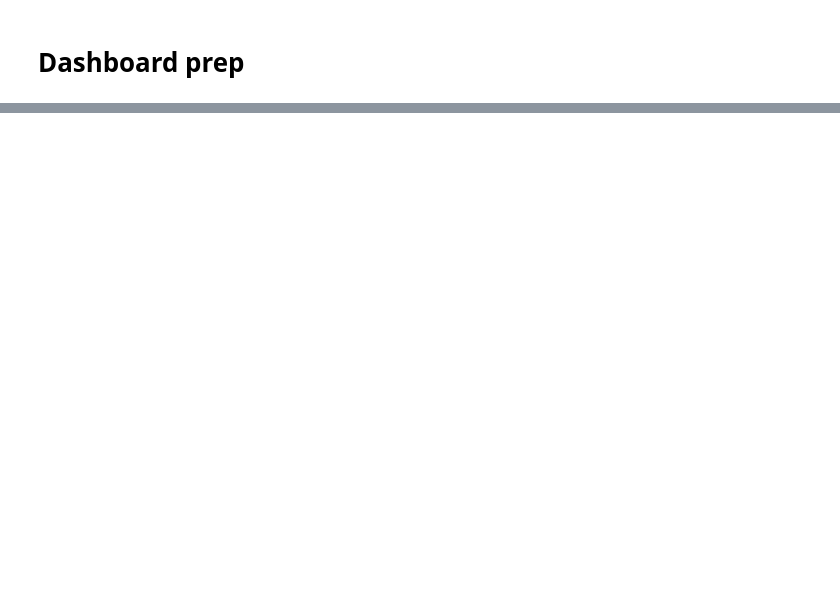
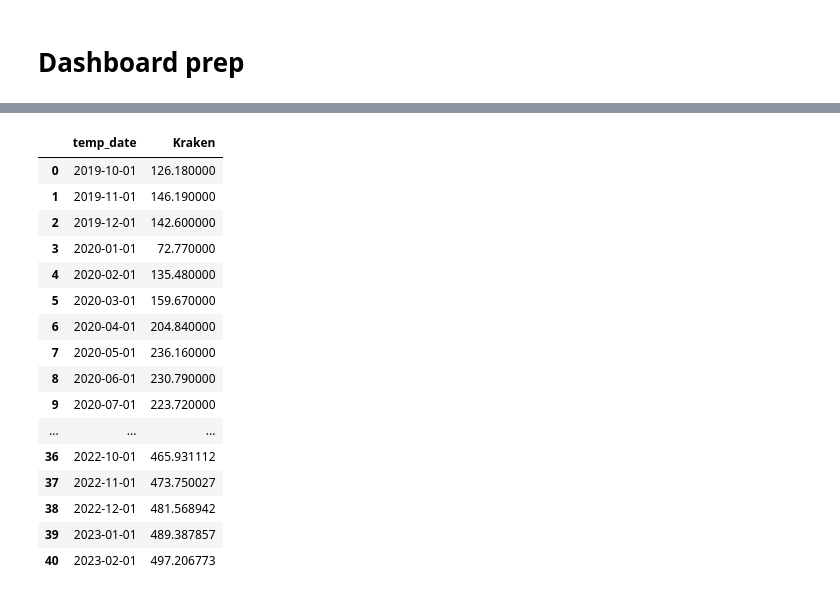
Before and after one commit to laliali20/DSITwist2, a Jupyter notebook: DSITwist2.ipynb, the cells around one changed output, grey strips where cells are left out. Saved outputs shown, nothing was run; the diff lists cells and outputs as text; code cells hidden in the pictures; blank space fills up the shorter version.

```diff
--- a/DSITwist2.ipynb
+++ b/DSITwist2.ipynb
@@ -366,0 +417,20 @@ goog_fin.to_csv('goog.csv')
+# %%
+goog_fin
+# %% [output]
+|  | temp_date | Kraken |
+| 0 | 2019-10-01 | 126.180000 |
+| 1 | 2019-11-01 | 146.190000 |
+| 2 | 2019-12-01 | 142.600000 |
+| 3 | 2020-01-01 | 72.770000 |
+| 4 | 2020-02-01 | 135.480000 |
+| 5 | 2020-03-01 | 159.670000 |
+| 6 | 2020-04-01 | 204.840000 |
+| 7 | 2020-05-01 | 236.160000 |
+| 8 | 2020-06-01 | 230.790000 |
+| 9 | 2020-07-01 | 223.720000 |
+| ... | ... | ... |
+| 36 | 2022-10-01 | 465.931112 |
+| 37 | 2022-11-01 | 473.750027 |
+| 38 | 2022-12-01 | 481.568942 |
+| 39 | 2023-01-01 | 489.387857 |
+| 40 | 2023-02-01 | 497.206773 |
```
Also changed, not shown: parts of 31 cells of this notebook.
